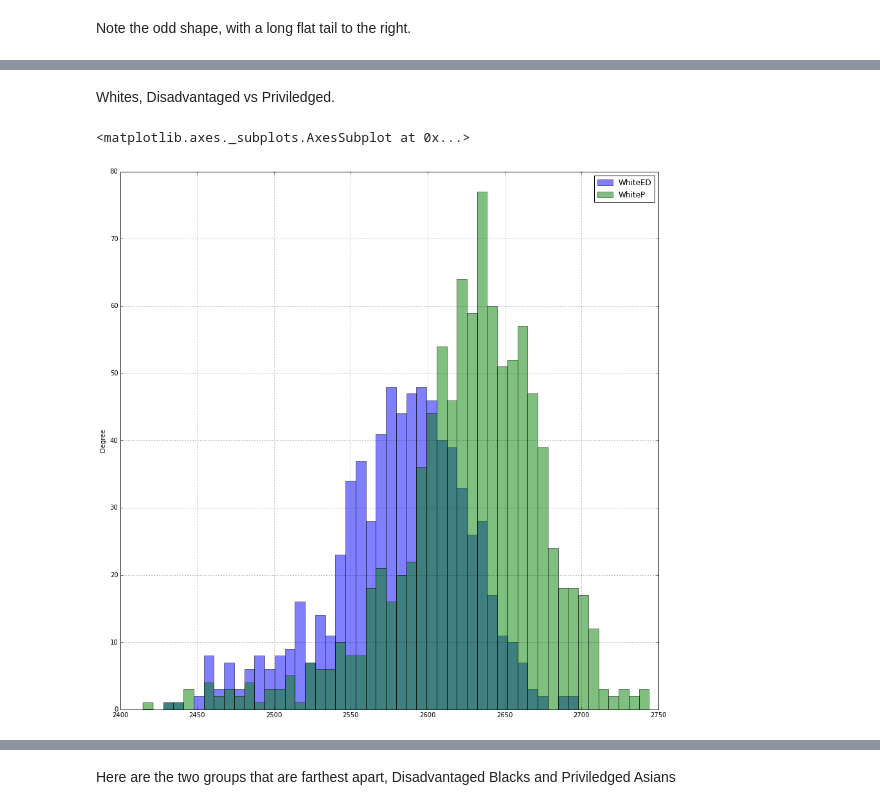
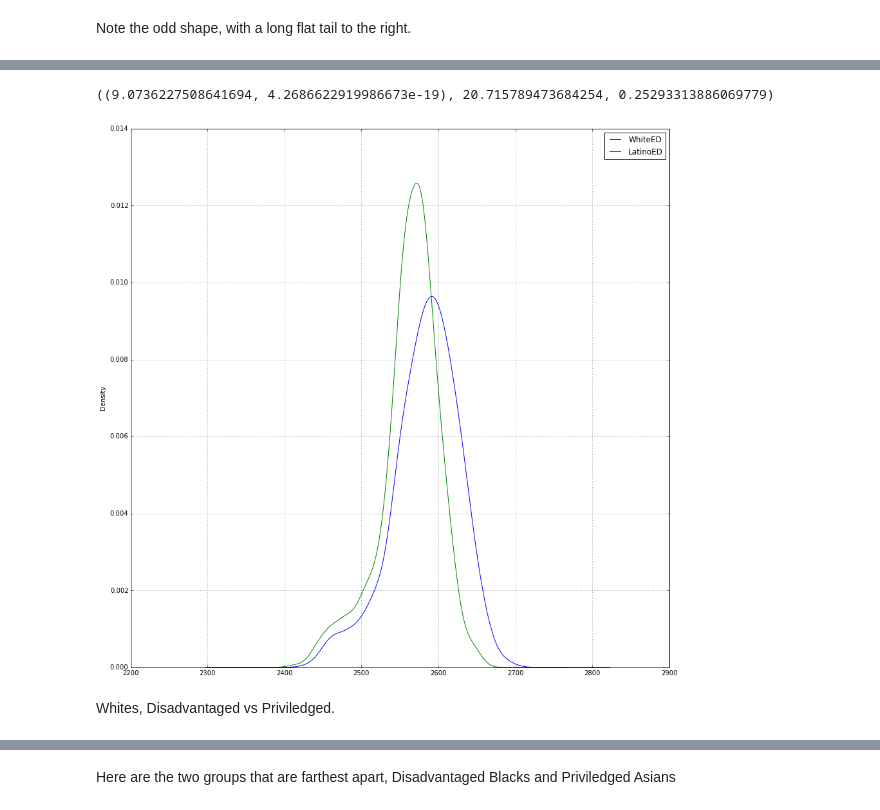
Before and after one commit to sandiegodata-projects/333-CAASPP, a Jupyter notebook: eric/Race-Eth Histograms.ipynb, the cells around one changed output, grey strips where cells are left out. Drawn from its saved outputs; the diff is of its cells as text; code cells hidden in the pictures.

```diff
--- a/eric/Race-Eth Histograms.ipynb
+++ b/eric/Race-Eth Histograms.ipynb
@@ -82,7 +108,8 @@ race_eth[['WhiteED','LatinoED']].plot(kind='hist', alpha=0.5, bins=50, figsize=(
+# %%
+
+test_plot(race_eth, 'WhiteED','LatinoED')
+# %% [output]
+((9.0736227508641694, 4.2686622919986673e-19), 20.715789473684254, 0.25293313886069779)
+[figure, added]
 # %% [markdown]
 Whites, Disadvantaged vs Priviledged.
-# %%
-race_eth[['WhiteED','WhiteP']].plot(kind='hist', alpha=0.5, bins=50, figsize=(15,15))
-# %% [output]
-<matplotlib.axes._subplots.AxesSubplot at 0x...>
-[figure, removed]
```
Also changed, not shown: parts of 22 cells of this notebook, 2 other files.
